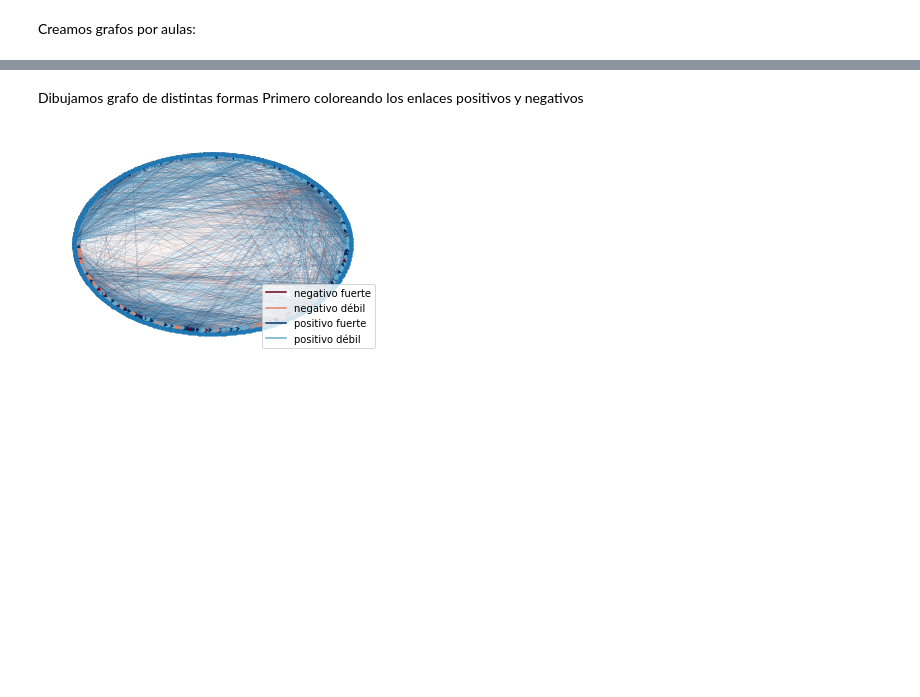
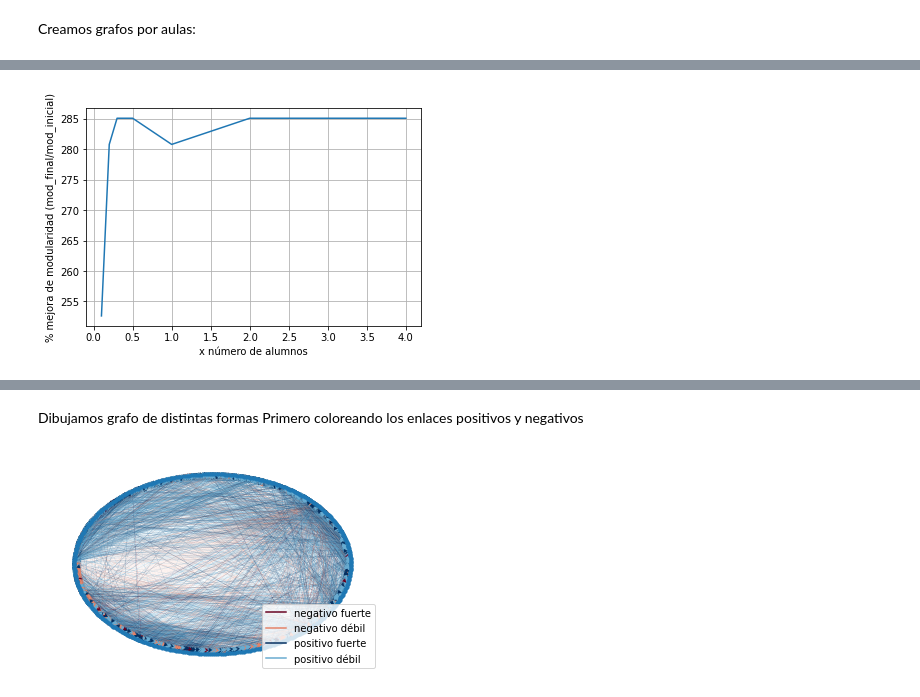
Before and after one commit to alejandro-gitt/clustpy, a Jupyter notebook: test_notebook.ipynb, the cells around one changed output, grey strips where cells are left out. Drawn from its saved outputs; the diff is of its cells as text; code cells hidden in the pictures; blank space fills up the shorter version.

```diff
--- a/test_notebook.ipynb
+++ b/test_notebook.ipynb
@@ -190,2 +188,90 @@ KeyboardInterrupt:
 # %% [markdown]
 Creamos grafos por aulas:
+# %%
+n_grados = df_nodes["Curso"].nunique()
+grafos = []
+results_dict = {}
+
+for n in range(n_grados):
+    j=n+1
+    aulas = df_nodes[df_nodes["Curso"] == "%sº ESO" % j]['Grupo'].unique()
+    n_aulas = df_nodes[df_nodes["Curso"] == "%sº ESO" % j]['Grupo'].nunique()
+
+    for aula in aulas:
+        alumnos_en_aula = df_nodes[df_nodes["Curso"] == "%sº ESO" % j][df_nodes["Grupo"] == "%s" % aula]['Nodes']
+        sexos_en_aula = df_nodes[df_nodes["Curso"] == "%sº ESO" % j][df_nodes["Grupo"] == "%s" % aula]['Sexo']
+
+        dict_alumnos_sexos = {} # guardamos nodo : 'H' / nodo : 'M'
+        for i in range(len(list(alumnos_en_aula))):
+            dict_alumnos_sexos[list(alumnos_en_aula)[i]] = list(sexos_en_aula)[i]
+
+        fromtos = []
+        for alumno in alumnos_en_aula:
+            fromtos.append(list(zip(list(df_edges.loc[df_edges['from'] == alumno]['from']),list(df_edges.loc[df_edges['from'] == alumno]['to']),list(df_edges.loc[df_edges['from'] == alumno]['weight']))))
+        enlaces_aula = [item for sublist in fromtos for item in sublist]
+
+        enlaces_aula_filtrado = [(u,v,w) for (u,v,w) in enlaces_aula if v in list(alumnos_en_aula)] #Guardamos solo los enlaces que apunten fuera dentro de la clase
+
+        MDGaula = nx.MultiDiGraph()
+        # print('ALUMNOS EN AULA A PUNTO DE SER INTRODUCIDOS(%sº ESO %s:)'%(j,aula),list(alumnos_en_aula))
+        # print('ENLACES A PUNTO DE SER INTRODUCIDOS (%sº ESO %s:)'%(j,aula),enlaces_aula)
+        MDGaula.add_nodes_from(list(alumnos_en_aula))
+        MDGaula.add_weighted_edges_from(enlaces_aula_filtrado)
+        # print('resultado de add nodes from',MDGaula.nodes)
+        results_dict["%sº ESO %s" % (j,aula)] = {'graph': MDGaula,'partition': None,'numero de alumnos': len(alumnos_en_aula) ,
+        'alumnos con sexos': dict_alumnos_sexos,'init_modularity': None,'final_modularity': None,'by_gender_modularity': None,'gender_partition': None}
+
+tiempos = []
+mejoras_modularidad = []
+
+#Hiperparametrizamos max_idle con múltiplos del tamaño de la red
+max_idle_possibilities = [0.1,0.2,0.3,0.5,1,2,3,4]
+tiempos = []
+mejoras_modularidad = []
+# print(list(results_dict).index('2º ESO B'))
+string_clase = '2º ESO F'
+
+for clase in list(results_dict.keys()):
+
+    for i in max_idle_possibilities:
+        print('valores con multiplo max idle:',i)
+
+        MDG_clase = results_dict[clase]['graph']
+        pares = frozenset([nodo for nodo in MDG_clase.nodes if nodo%2 == 0])
+        impares = frozenset([nodo for nodo in MDG_clase.nodes if nodo%2 != 0])
+        c = [pares,impares]
+
+        print('Longitud del grafo:',len(MDG_clase.nodes))
+        # print('NODOS MDG CLASE',MDG_clase.nodes)
+        results_dict[clase]['gender_partition'] = divide_by_gender(results_dict[clase]['alumnos con sexos'])
+        results_dict[clase]['by_gender_modularity'] = mymodularity(MDG_clase,results_dict[clase]['gender_partition'])
+        results_dict[clase]['init_modularity'] = mymodularity(MDG_clase,c[:])
+        # results_dict[clase]['by_gender_modularity'] = mymodularity(MDG_clase,results_dict[clase]['gender_partition'])
+        start = time.time()
+        optimized_communities = tabu_modularity_optimization(MDG_clase,c[:],max_idle = i*results_dict[clase]['numero de alumnos'])
+        end = time.time()
+        results_dict[clase]['final_modularity'] =  mymodularity(MDG_clase, optimized_communities[:])
+        results_dict[clase]['partition'] = optimized_communities
+
+
+        tiempos.append(end-start)
+
+        mejoras_modularidad.append(results_dict[clase]['final_modularity']/results_dict[clase]['init_modularity'] * 100)
+
+    print('resultados de aula con',results_dict[clase]['numero de alumnos'],'alumnos')
+    print ("Tiempo utilizado", end - start)
+    print('Modulariad inicial',results_dict[string_clase]['init_modularity'])
+    print('Modulariad final',results_dict[string_clase]['final_modularity'])
+    print('--------------------------------------------------------------')
+
+    plt.grid()
+    plt.plot(max_idle_possibilities,mejoras_modularidad)
+    plt.xlabel('x número de alumnos')
+    plt.ylabel('% mejora de modularidad (mod_final/mod_inicial)')
+
+    plt.figure()
+    plt.grid()
+    plt.plot(max_idle_possibilities,tiempos)
+    plt.xlabel('x número de alumnos')
+    plt.ylabel('Tiempo (s)')
+# %% [output]
@@ -191,0 +296 @@ Creamos grafos por aulas:
+[figure, added]
```
Also changed, not shown: parts of 3 cells of this notebook, 3 other files.
